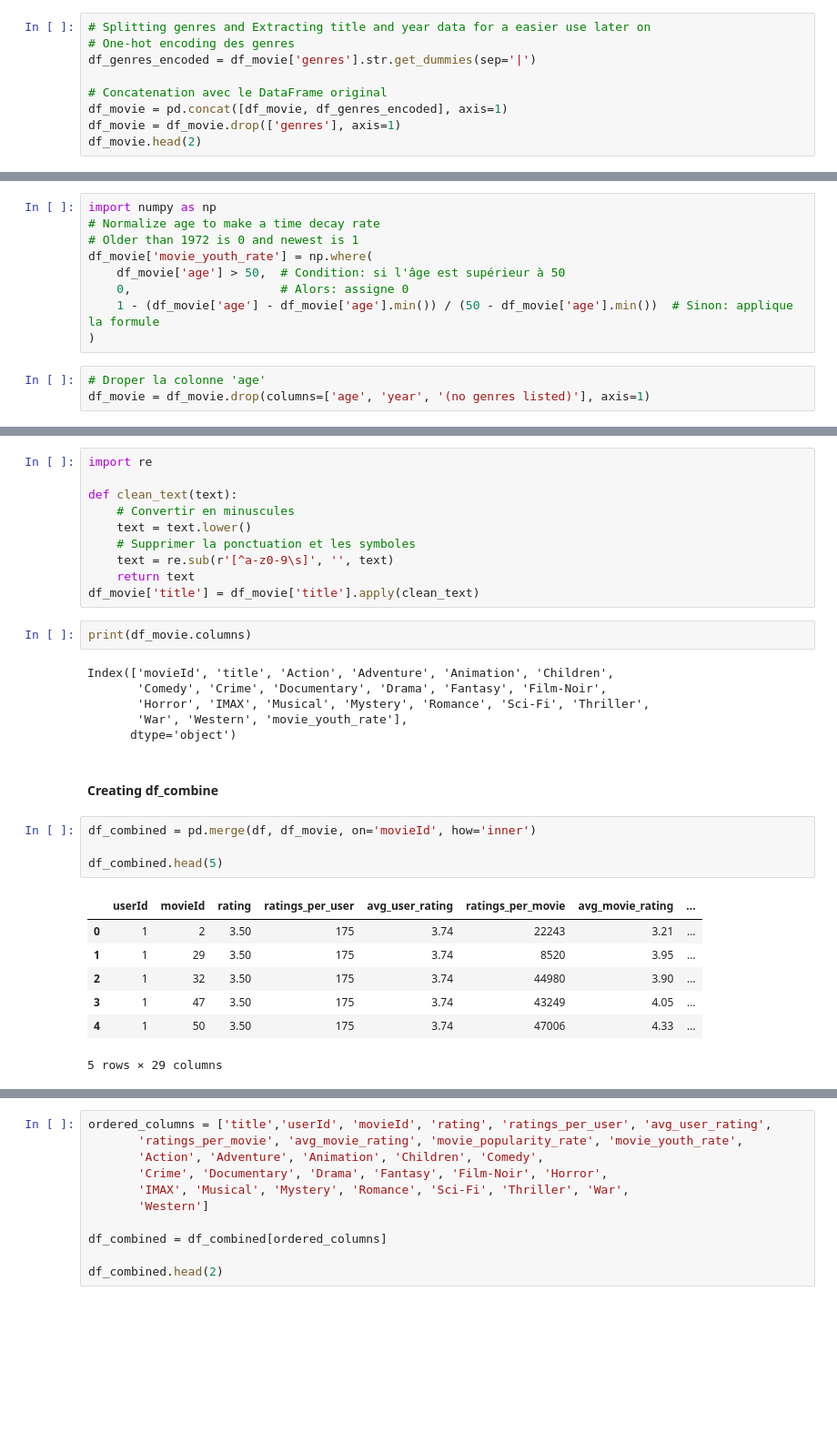
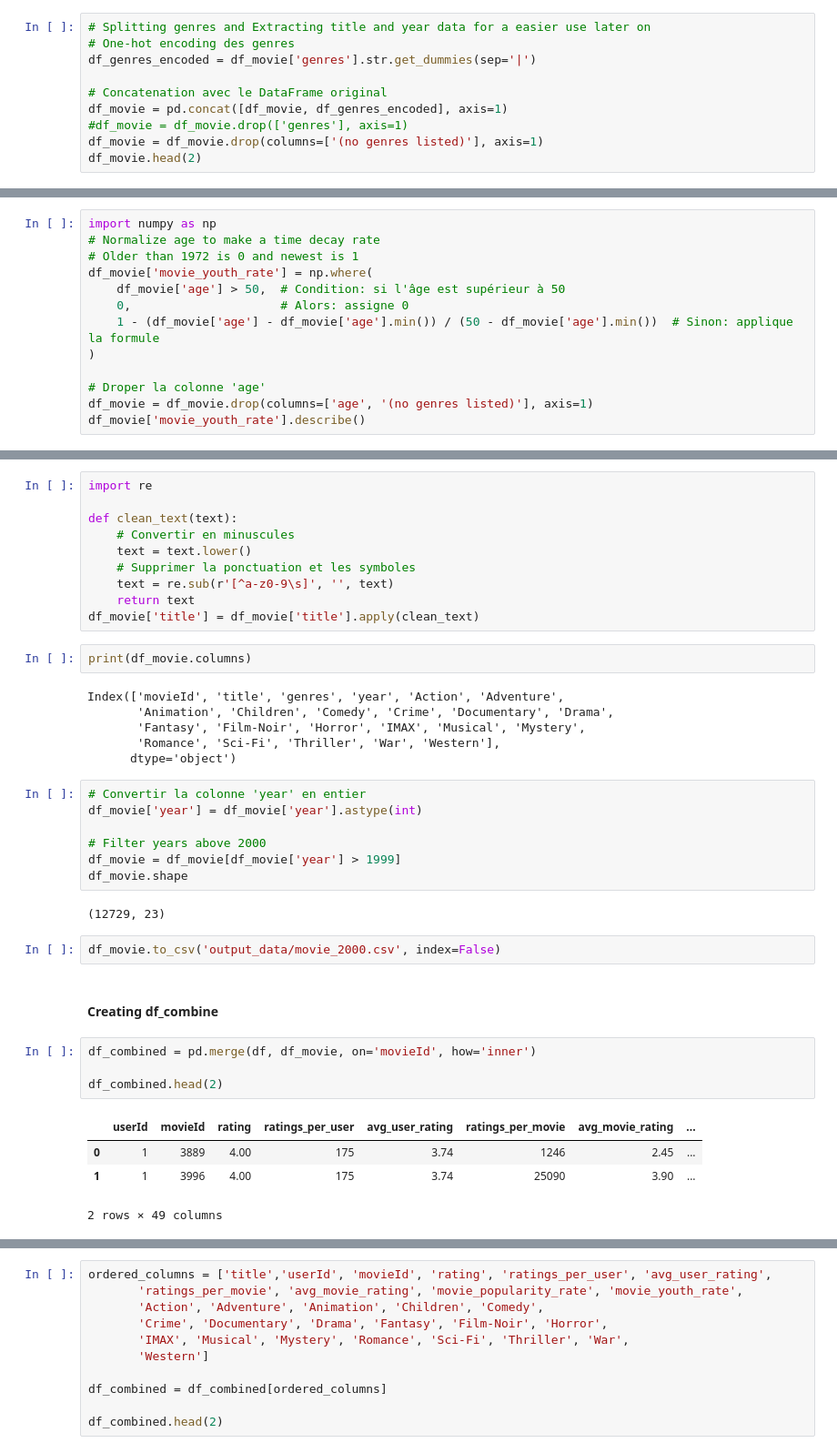
Before and after one commit to jcrigoni/grand_ml_project, a Jupyter notebook: Exploratory_Data_Analysis.ipynb, the cells around one changed output, grey strips where cells are left out. Shown: that part at 91% size. Cells and saved outputs as stored; diff of their text form; blank space fills up the shorter version.

```diff
--- a/Exploratory_Data_Analysis.ipynb
+++ b/Exploratory_Data_Analysis.ipynb
@@ -552,6 +552,7 @@ df_genres_encoded = df_movie['genres'].str.get_dummies(sep='|')
 
 # Concatenation avec le DataFrame original
 df_movie = pd.concat([df_movie, df_genres_encoded], axis=1)
-df_movie = df_movie.drop(['genres'], axis=1)
+#df_movie = df_movie.drop(['genres'], axis=1)
+df_movie = df_movie.drop(columns=['(no genres listed)'], axis=1)
 df_movie.head(2)
 # %% [output]
@@ -594,6 +590,7 @@ df_movie['movie_youth_rate'] = np.where(
     0,                     # Alors: assigne 0
     1 - (df_movie['age'] - df_movie['age'].min()) / (50 - df_movie['age'].min())  # Sinon: applique la formule
 )
+
+# Droper la colonne 'age'
+df_movie = df_movie.drop(columns=['age', '(no genres listed)'], axis=1)
+df_movie['movie_youth_rate'].describe()
-# %%
-# Droper la colonne 'age'
-df_movie = df_movie.drop(columns=['age', 'year', '(no genres listed)'], axis=1)
@@ -628,22 +613,30 @@ df_movie['title'] = df_movie['title'].apply(clean_text)
 # %%
 print(df_movie.columns)
 # %% [output]
-Index(['movieId', 'title', 'Action', 'Adventure', 'Animation', 'Children',
-       'Comedy', 'Crime', 'Documentary', 'Drama', 'Fantasy', 'Film-Noir',
-       'Horror', 'IMAX', 'Musical', 'Mystery', 'Romance', 'Sci-Fi', 'Thriller',
-       'War', 'Western', 'movie_youth_rate'],
+Index(['movieId', 'title', 'genres', 'year', 'Action', 'Adventure',
+       'Animation', 'Children', 'Comedy', 'Crime', 'Documentary', 'Drama',
+       'Fantasy', 'Film-Noir', 'Horror', 'IMAX', 'Musical', 'Mystery',
+       'Romance', 'Sci-Fi', 'Thriller', 'War', 'Western'],
       dtype='object')
+# %%
+# Convertir la colonne 'year' en entier
+df_movie['year'] = df_movie['year'].astype(int)
+
+# Filter years above 2000
+df_movie = df_movie[df_movie['year'] > 1999]
+df_movie.shape
+# %% [output]
+(12729, 23)
+# %%
+df_movie.to_csv('output_data/movie_2000.csv', index=False)
 # %% [markdown]
 #### Creating df_combine
 # %%
 df_combined = pd.merge(df, df_movie, on='movieId', how='inner')
 
-df_combined.head(5)
+df_combined.head(2)
 # %% [output]
 |  | userId | movieId | rating | ratings_per_user | avg_user_rating | ratings_per_movie | avg_movie_rating | ... |
-| 0 | 1 | 2 | 3.50 | 175 | 3.74 | 22243 | 3.21 | ... |
-| 1 | 1 | 29 | 3.50 | 175 | 3.74 | 8520 | 3.95 | ... |
-| 2 | 1 | 32 | 3.50 | 175 | 3.74 | 44980 | 3.90 | ... |
-| 3 | 1 | 47 | 3.50 | 175 | 3.74 | 43249 | 4.05 | ... |
-| 4 | 1 | 50 | 3.50 | 175 | 3.74 | 47006 | 4.33 | ... |
+| 0 | 1 | 3889 | 4.00 | 175 | 3.74 | 1246 | 2.45 | ... |
+| 1 | 1 | 3996 | 4.00 | 175 | 3.74 | 25090 | 3.90 | ... |
-5 rows × 29 columns
+2 rows × 49 columns
```
Also changed, not shown: parts of 15 cells of this notebook, 2 other files.
